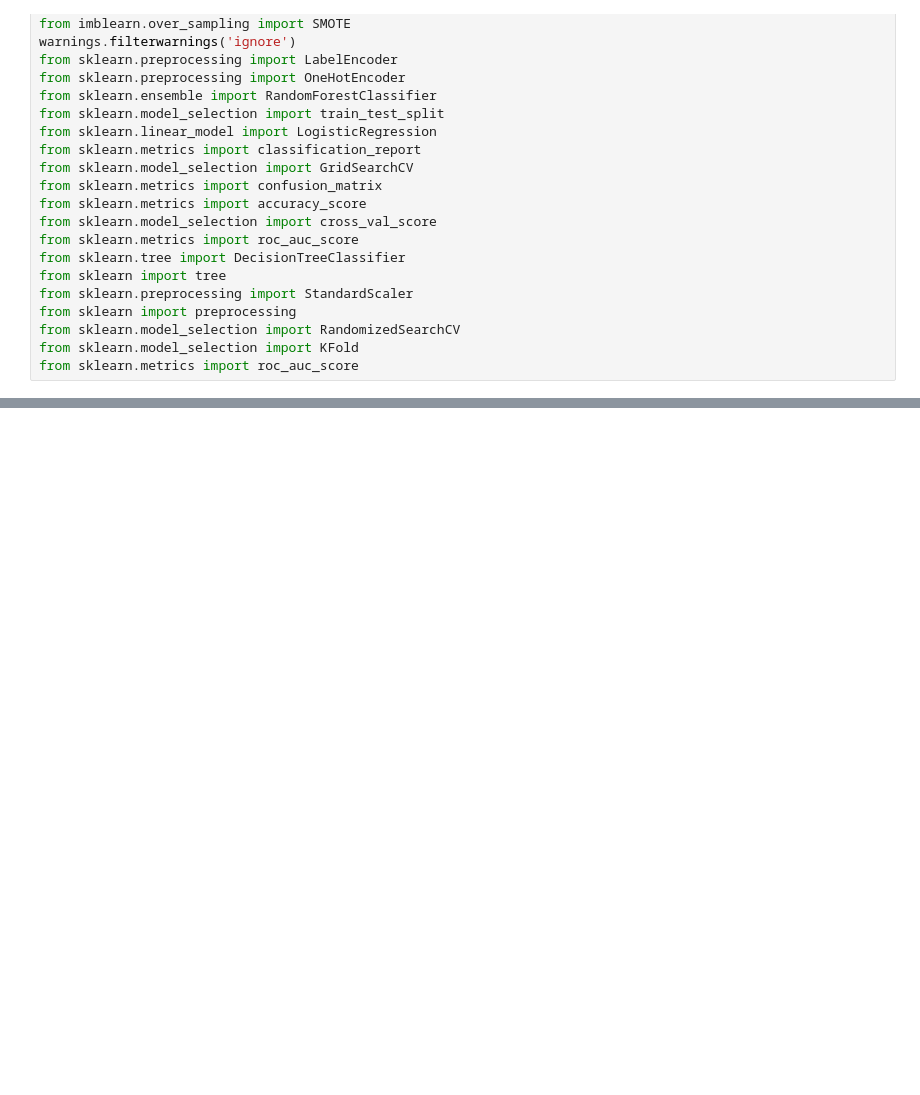
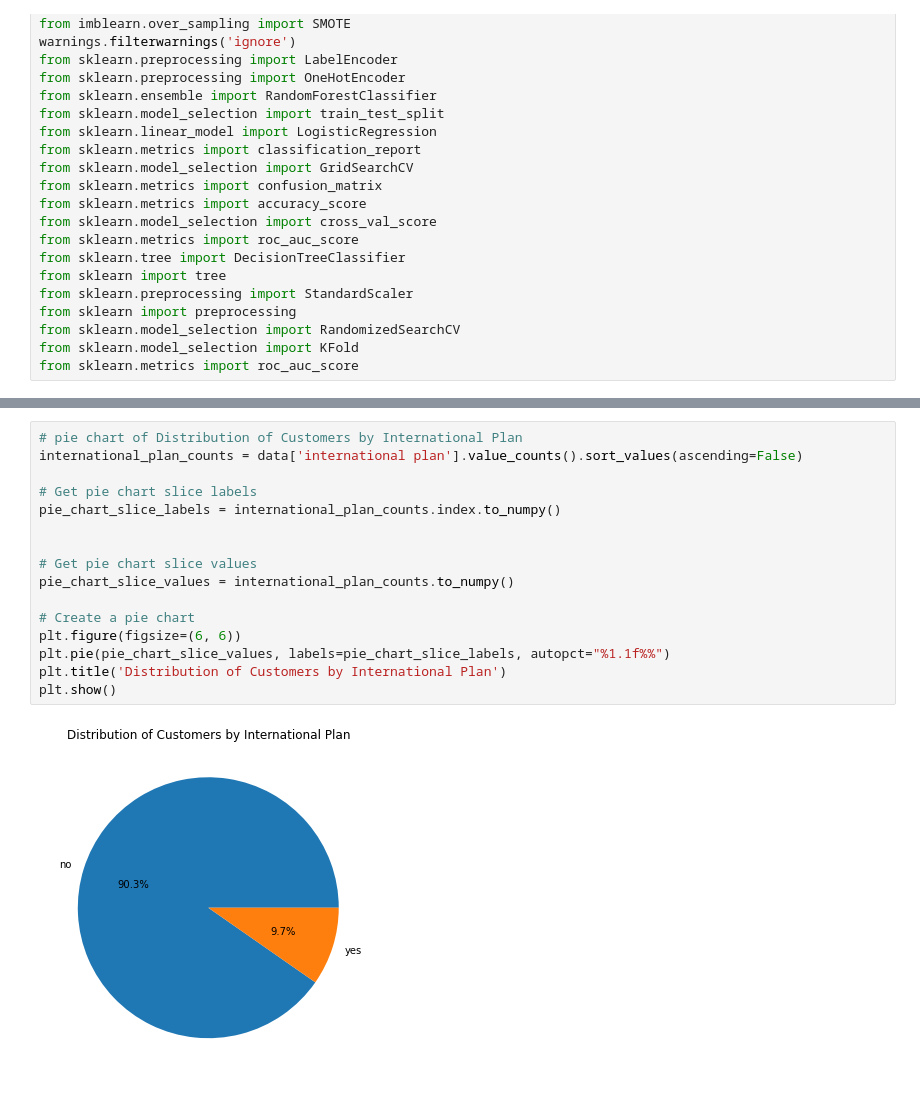
Before and after one commit to SNzangi/Syriatel-Customer-Churn, a Jupyter notebook: Churn.ipynb, the cells around one changed output, grey strips where cells are left out. Saved outputs shown, nothing was run; the diff lists cells and outputs as text; blank space fills up the shorter version.

```diff
--- a/Churn.ipynb
+++ b/Churn.ipynb
@@ -59,0 +389,18 @@ data.head()
+# %%
+# pie chart of Distribution of Customers by International Plan
+international_plan_counts = data['international plan'].value_counts().sort_values(ascending=False)
+
+# Get pie chart slice labels
+pie_chart_slice_labels = international_plan_counts.index.to_numpy()
+
+
+# Get pie chart slice values
+pie_chart_slice_values = international_plan_counts.to_numpy()
+
+# Create a pie chart
+plt.figure(figsize=(6, 6))
+plt.pie(pie_chart_slice_values, labels=pie_chart_slice_labels, autopct="%1.1f%%")
+plt.title('Distribution of Customers by International Plan')
+plt.show()
+# %% [output]
+[figure, added]
```
Also changed, not shown: parts of 36 cells of this notebook, 3 other files.
